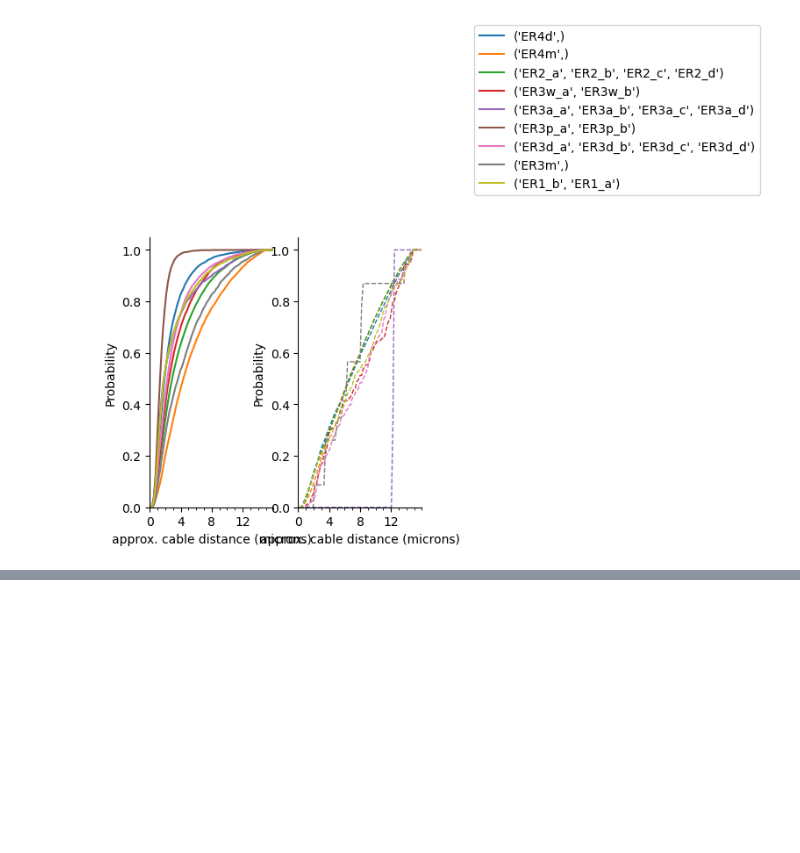
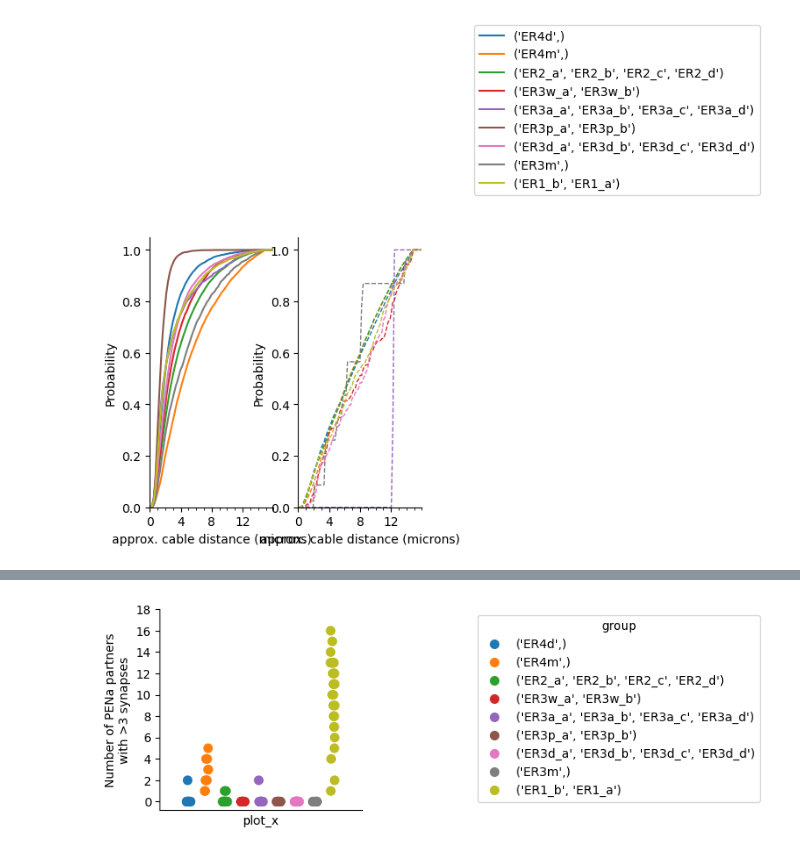
Before and after one commit to yfisher-lab/NeuromodPlasticity, a Jupyter notebook: NeuromodPlasticity/figures/connectomics/synapse_distance.ipynb, the cells around one changed output, grey strips where cells are left out. Cells and saved outputs as stored; diff of their text form; code cells hidden in the pictures; blank space fills up the shorter version.

```diff
--- a/NeuromodPlasticity/figures/connectomics/synapse_distance.ipynb
+++ b/NeuromodPlasticity/figures/connectomics/synapse_distance.ipynb
@@ -515,0 +550,28 @@ fig.savefig(figfolder / 'all_dist_to_EPG_syn_cumulative.pdf', bbox_inches='tight
+# %%
+rows = []
+for group in er_groups:
+    subtype_ers = ers.loc[ers['type'].isin(group)]
+
+    num_els = []
+    for nrn in subtype_ers['bodyId']:
+        er_conns = conn_df.loc[(conn_df['bodyId_post']==nrn) & (conn_df['weight']>3)]
+        num_els.append(er_conns.shape[0])
+
+    num_pens = []
+    for nrn in subtype_ers['bodyId']:
+        er_conns = pen_conn_df.loc[(pen_conn_df['bodyId_post']==nrn) & (pen_conn_df['weight']>3)]
+        num_pens.append(er_conns.shape[0])
+
+    num_penbs = []
+    for nrn in subtype_ers['bodyId']:
+        er_conns = penb_conn_df.loc[(penb_conn_df['bodyId_post']==nrn) & (penb_conn_df['weight']>3)]
+        num_penbs.append(er_conns.shape[0])
+
+    num_epgs = []
+    for nrn in subtype_ers['bodyId']:
+        er_conns = epg_conn_df.loc[(epg_conn_df['bodyId_post']==nrn) & (epg_conn_df['weight']>3)]
+        num_epgs.append(er_conns.shape[0])
+    rows.append({'group': str(group), 'num_els': num_els, 'num_pens': num_pens, 'num_penbs': num_penbs, 'num_epgs': num_epgs})
+
+group_el_df = pd.DataFrame(rows).explode(['num_els', 'num_pens', 'num_penbs', 'num_epgs'])
+group_el_df['plot_x']=0
@@ -515,0 +613,18 @@ fig.savefig(figfolder / 'all_dist_to_EPG_syn_cumulative.pdf', bbox_inches='tight
+# %%
+fig, ax = plt.subplots(figsize=(3, 3))
+sns.stripplot(data=group_el_df,
+              x='plot_x',
+              y='num_pens',
+              hue='group',
+              dodge=True,
+              ax=ax, s=8,
+              )
+sns.move_legend(ax, "upper right", bbox_to_anchor=(3, 1))
+ax.set_ylabel('Number of PENa partners\nwith >3 synapses')
+ax.set_xticks([])
+ax.set_yticks(np.arange(0,20,2))
+ax.spines['top'].set_visible(False)
+ax.spines['right'].set_visible(False)
+fig.savefig(figfolder / 'ER_type_num_PENa_partners.pdf', bbox_inches='tight')
+# %% [output]
+[figure, added]
```
Also changed, not shown: parts of 10 cells of this notebook, 4 other files.
